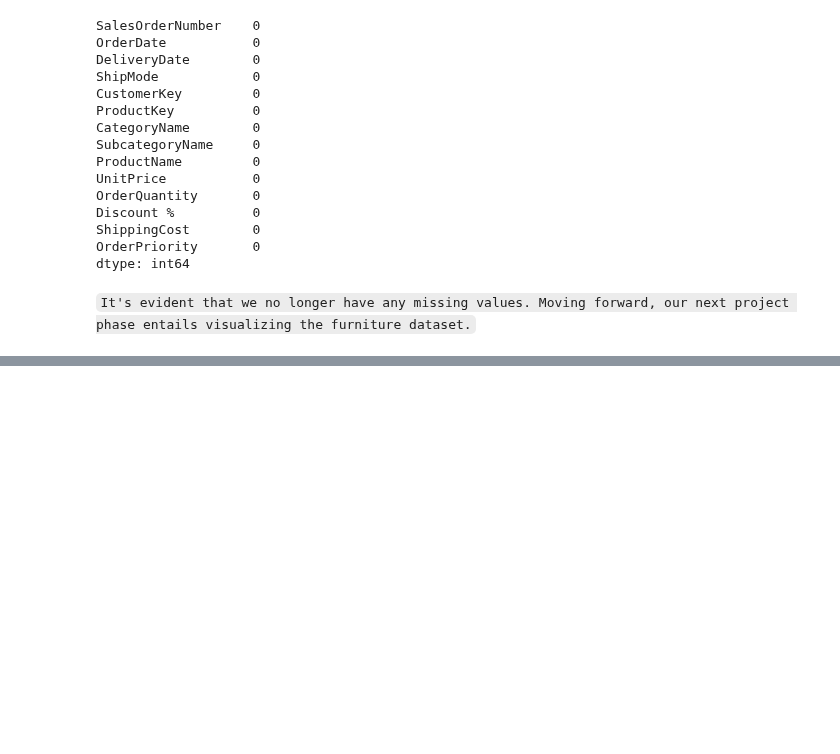
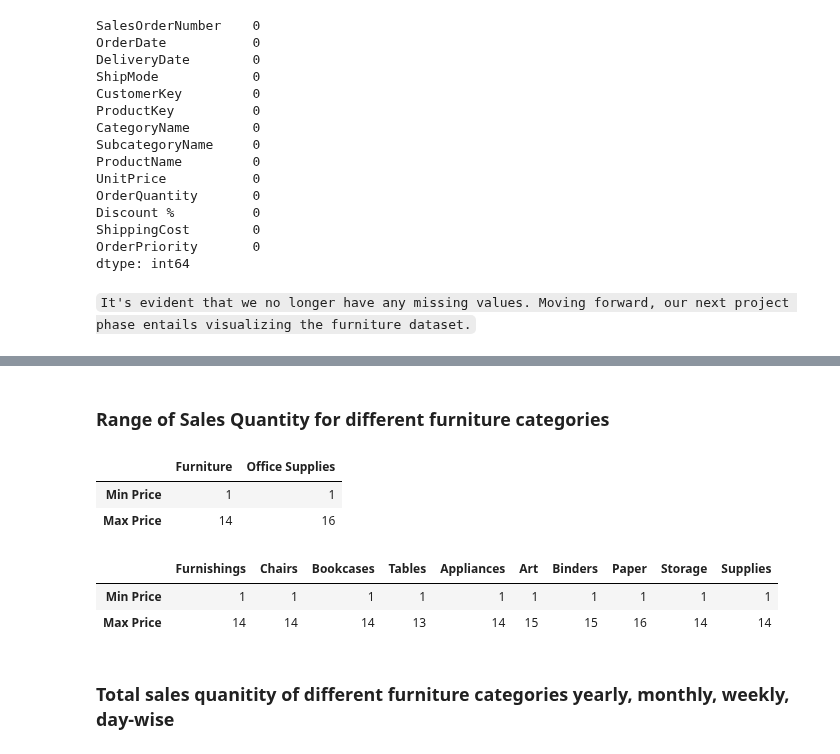
Before and after one commit to SimmiSheetalJain/Uncovering-furniture-sales-insights, a Jupyter notebook: Uncovering-Furniture-Sales-Insights.ipynb, the cells around one changed output, grey strips where cells are left out. Saved outputs shown, nothing was run; the diff lists cells and outputs as text; code cells hidden in the pictures; blank space fills up the shorter version.

```diff
--- a/Uncovering-Furniture-Sales-Insights.ipynb
+++ b/Uncovering-Furniture-Sales-Insights.ipynb
@@ -290,0 +323,30 @@ dtype: int64
+# %% [markdown]
+### Range of Sales Quantity for different furniture categories
+# %%
+sub_fdf3 = fdf[['CategoryName','OrderQuantity']]
+Category_types = sub_fdf3.CategoryName.unique()
+Category_qty_range = pd.DataFrame(index=['Min Price','Max Price'])
+for cat_type in Category_types:
+    min_price=sub_fdf3[sub_fdf3['CategoryName']==cat_type]['OrderQuantity'].min()
+    max_price=sub_fdf3[sub_fdf3['CategoryName']==cat_type]['OrderQuantity'].max()
+    Category_qty_range[cat_type] =  (min_price,max_price)
+Category_qty_range
+# %% [output]
+|  | Furniture | Office Supplies |
+| Min Price | 1 | 1 |
+| Max Price | 14 | 16 |
+# %%
+sub_fdf3 = fdf[['SubcategoryName','OrderQuantity']]
+Category_types = sub_fdf3.SubcategoryName.unique()
+Sub_category_qty_range = pd.DataFrame(index=['Min Price','Max Price'])
+for cat_type in Category_types:
+    min_price=sub_fdf3[sub_fdf3['SubcategoryName']==cat_type]['OrderQuantity'].min()
+    max_price=sub_fdf3[sub_fdf3['SubcategoryName']==cat_type]['OrderQuantity'].max()
+    Sub_category_qty_range[cat_type] =  (min_price,max_price)
+Sub_category_qty_range
+# %% [output]
+|  | Furnishings | Chairs | Bookcases | Tables | Appliances | Art | Binders | Paper | Storage | Supplies |
+| Min Price | 1 | 1 | 1 | 1 | 1 | 1 | 1 | 1 | 1 | 1 |
+| Max Price | 14 | 14 | 14 | 13 | 14 | 15 | 15 | 16 | 14 | 14 |
+# %% [markdown]
+### Total sales quanitity of  different furniture categories yearly, monthly, weekly, day-wise
```
Also changed, not shown: parts of 13 cells of this notebook, 1 other file.
